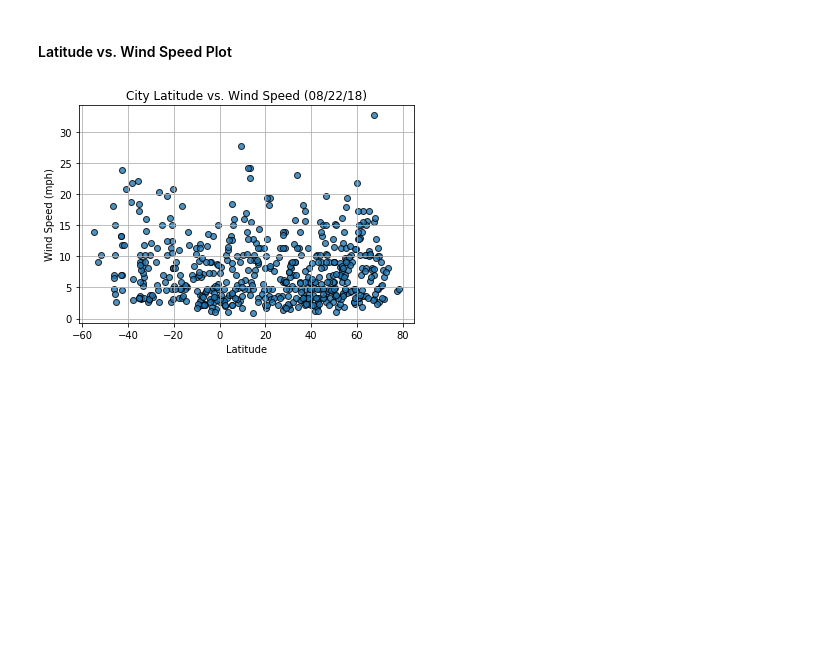
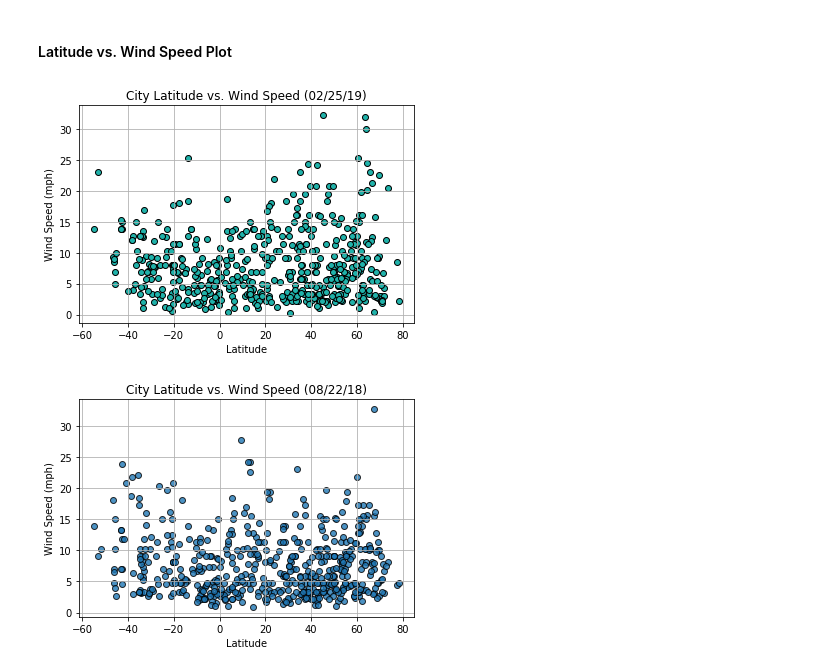
Before and after one commit to eric-ruzzo/API_Weather_Analysis, a Jupyter notebook: WeatherPy.ipynb, the cells around one changed output. Cells and saved outputs as stored; diff of their text form; code cells hidden in the pictures; blank space fills up the shorter version.

```diff
--- a/WeatherPy.ipynb
+++ b/WeatherPy.ipynb
@@ -219,6 +234,19 @@ dtype: int64
 [figure]
 # %% [markdown]
 #### Latitude vs. Wind Speed Plot
+# %%
+y_axis = cities_df["Wind Speed"]
+plt.scatter(x_axis, y_axis, c="lightseagreen", edgecolors="black")
+plt.title("City Latitude vs. Wind Speed (02/25/19)")
+plt.xlabel("Latitude")
+plt.ylabel("Wind Speed (mph)")
+plt.grid()
+
+
+
+plt.show()
+# %% [output]
+[figure, added]
 # %%
 # %% [output]
 [figure]
```
Also changed, not shown: parts of 11 cells of this notebook, 1 other file.
